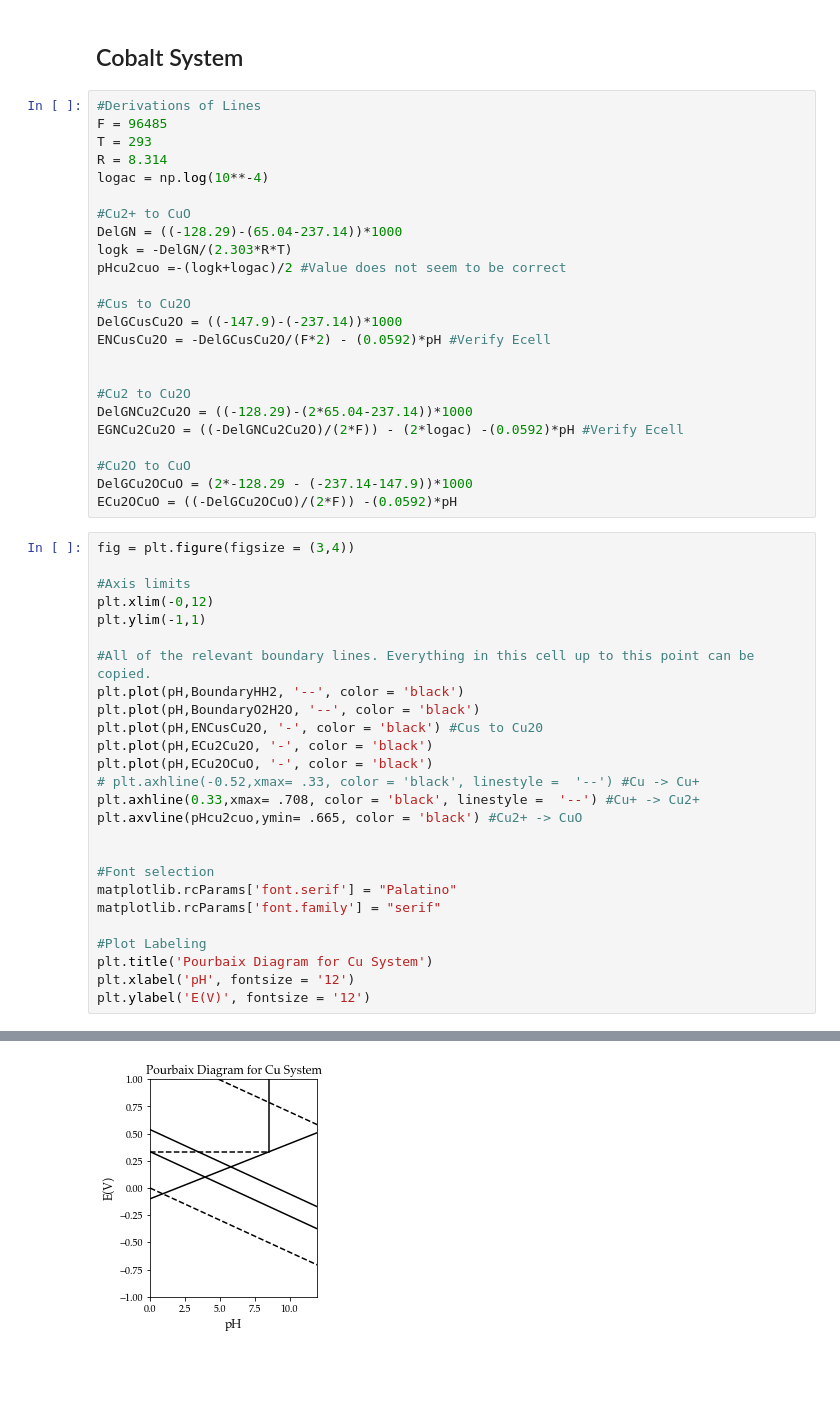
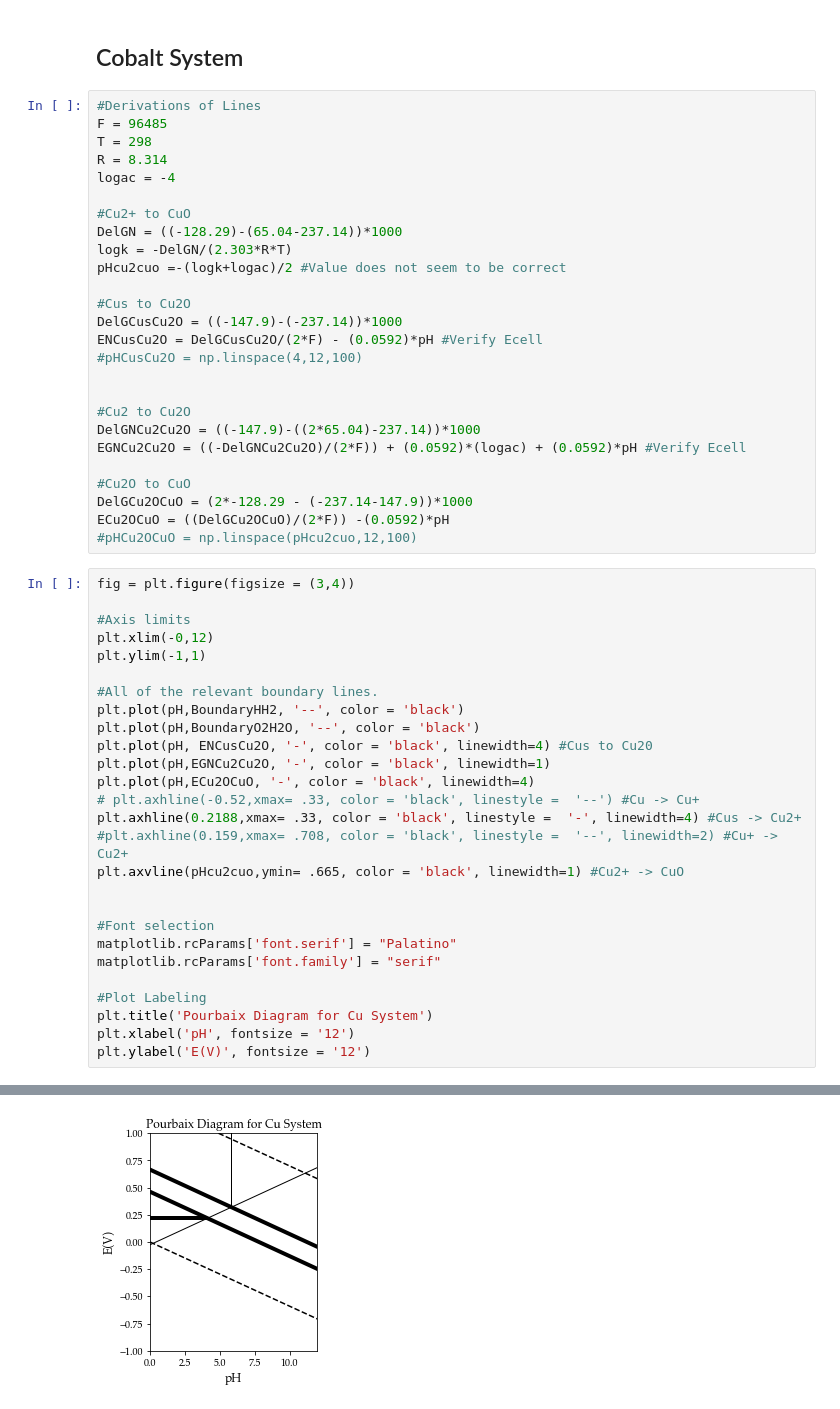
Before and after one commit to jmsieffer/ChemPhysicsMisc, a Jupyter notebook: ChemPhysicsMisc/MiscScienceScripts/Pourbaix.ipynb, the cells around one changed output, grey strips where cells are left out. Saved outputs shown, nothing was run; the diff lists cells and outputs as text; blank space fills up the shorter version.

Commit message:
All Copper Lines

```diff
--- a/ChemPhysicsMisc/MiscScienceScripts/Pourbaix.ipynb
+++ b/ChemPhysicsMisc/MiscScienceScripts/Pourbaix.ipynb
@@ -49,9 +49,9 @@ Text(0, 0.5, 'E(V)')
 # %%
 #Derivations of Lines
 F = 96485
-T = 293
+T = 298
 R = 8.314
-logac = np.log(10**-4)
+logac = -4
 
 #Cu2+ to CuO
 DelGN = ((-128.29)-(65.04-237.14))*1000
@@ -60,42 +60,45 @@ pHcu2cuo =-(logk+logac)/2 #Value does not seem to be correct
 
 #Cus to Cu2O
 DelGCusCu2O = ((-147.9)-(-237.14))*1000
-ENCusCu2O = -DelGCusCu2O/(F*2) - (0.0592)*pH #Verify Ecell
+ENCusCu2O = DelGCusCu2O/(2*F) - (0.0592)*pH #Verify Ecell
+#pHCusCu2O = np.linspace(4,12,100)
 
 
 #Cu2 to Cu2O
-DelGNCu2Cu2O = ((-128.29)-(2*65.04-237.14))*1000
-EGNCu2Cu2O = ((-DelGNCu2Cu2O)/(2*F)) - (2*logac) -(0.0592)*pH #Verify Ecell
+DelGNCu2Cu2O = ((-147.9)-((2*65.04)-237.14))*1000
+EGNCu2Cu2O = ((-DelGNCu2Cu2O)/(2*F)) + (0.0592)*(logac) + (0.0592)*pH #Verify Ecell
 
 #Cu2O to CuO
 DelGCu2OCuO = (2*-128.29 - (-237.14-147.9))*1000
-ECu2OCuO = ((-DelGCu2OCuO)/(2*F)) -(0.0592)*pH
+ECu2OCuO = ((DelGCu2OCuO)/(2*F)) -(0.0592)*pH
+#pHCu2OCuO = np.linspace(pHcu2cuo,12,100)
 # %%
 fig = plt.figure(figsize = (3,4))
 
 #Axis limits
 plt.xlim(-0,12)
 plt.ylim(-1,1)
 
-#All of the relevant boundary lines. Everything in this cell up to this point can be copied.
+#All of the relevant boundary lines.
 plt.plot(pH,BoundaryHH2, '--', color = 'black')
 plt.plot(pH,BoundaryO2H2O, '--', color = 'black')
-plt.plot(pH,ENCusCu2O, '-', color = 'black') #Cus to Cu20
-plt.plot(pH,ECu2Cu2O, '-', color = 'black')
-plt.plot(pH,ECu2OCuO, '-', color = 'black')
+plt.plot(pH, ENCusCu2O, '-', color = 'black', linewidth=4) #Cus to Cu20
+plt.plot(pH,EGNCu2Cu2O, '-', color = 'black', linewidth=1)
+plt.plot(pH,ECu2OCuO, '-', color = 'black', linewidth=4)
 # plt.axhline(-0.52,xmax= .33, color = 'black', linestyle =  '--') #Cu -> Cu+
-plt.axhline(0.33,xmax= .708, color = 'black', linestyle =  '--') #Cu+ -> Cu2+
-plt.axvline(pHcu2cuo,ymin= .665, color = 'black') #Cu2+ -> CuO
+plt.axhline(0.2188,xmax= .33, color = 'black', linestyle =  '-', linewidth=4) #Cus -> Cu2+
+#plt.axhline(0.159,xmax= .708, color = 'black', linestyle =  '--', linewidth=2) #Cu+ -> Cu2+
+plt.axvline(pHcu2cuo,ymin= .665, color = 'black', linewidth=1) #Cu2+ -> CuO
 
 
 #Font selection
 matplotlib.rcParams['font.serif'] = "Palatino"
 matplotlib.rcParams['font.family'] = "serif"
 
 #Plot Labeling
 plt.title('Pourbaix Diagram for Cu System')
 plt.xlabel('pH', fontsize = '12')
 plt.ylabel('E(V)', fontsize = '12')
 # %% [output]
 Text(0, 0.5, 'E(V)')
-[figure, old version]
+[figure, new version]
```
